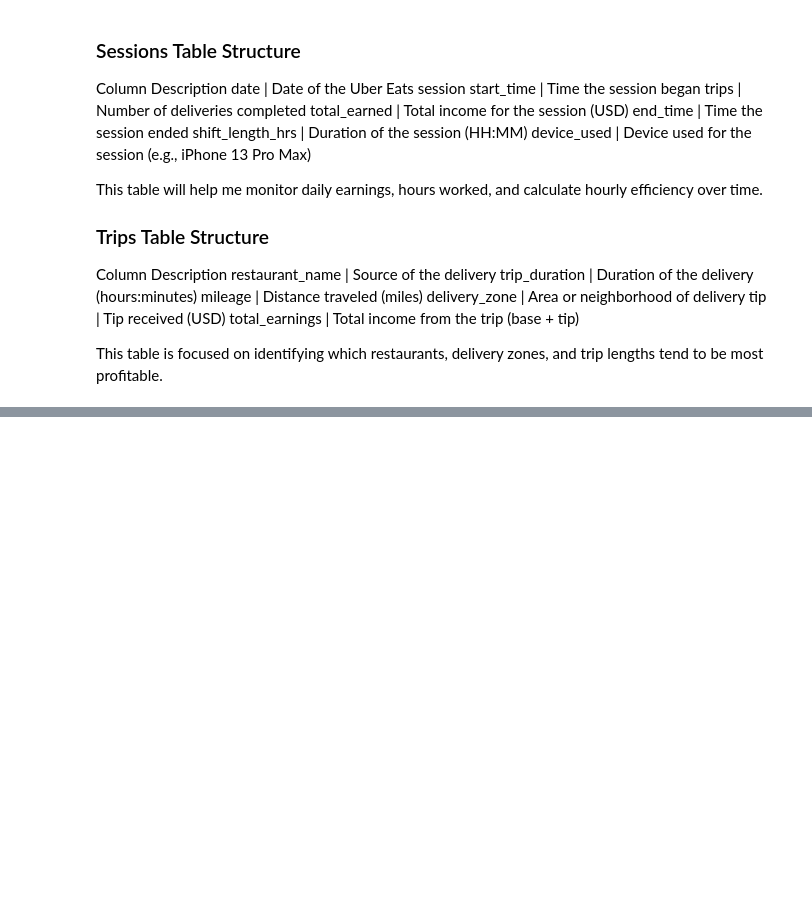
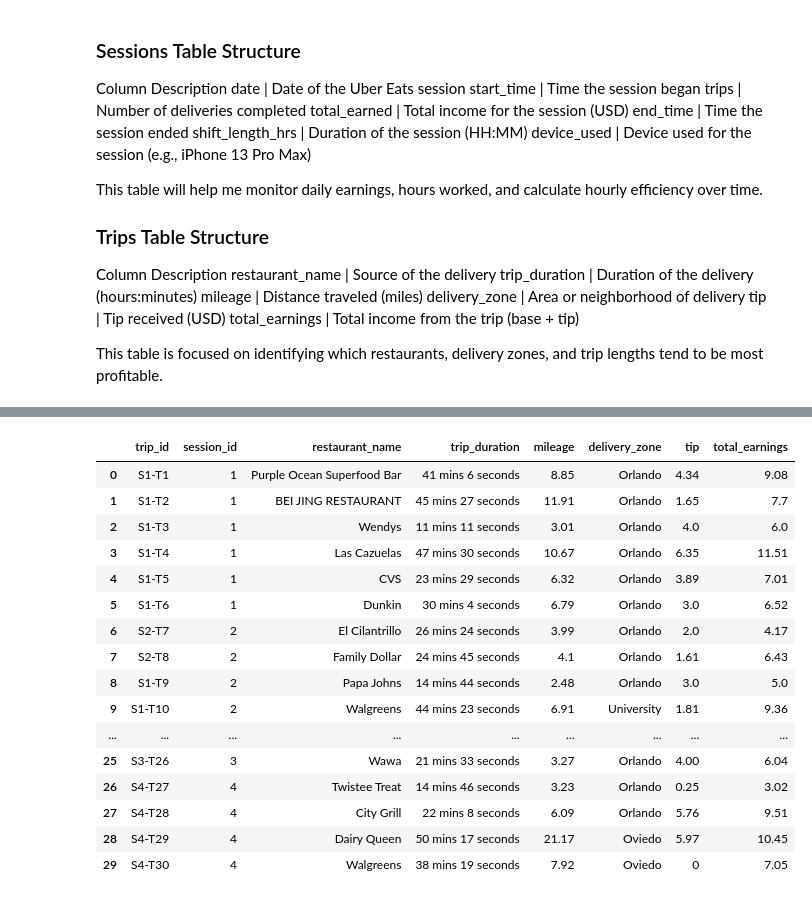
Before and after one commit to duartedasilva172/uber_eats_project, a Jupyter notebook: uber_eats_data.ipynb, the cells around one changed output, grey strips where cells are left out. Saved outputs shown, nothing was run; the diff lists cells and outputs as text; code cells hidden in the pictures; blank space fills up the shorter version.

```diff
--- a/uber_eats_data.ipynb
+++ b/uber_eats_data.ipynb
@@ -106,0 +163,7 @@ uber_trips_df = add_uber_trip(uber_trips_df, '' )
+# %%
+uber_trips_df.loc[28, 'delivery_zone'] = "Oviedo"
+uber_trips_df
+# %%
+# Erase last row to handle incorrect entries
+uber_trips_df = uber_trips_df[:-1]
+uber_trips_df = uber_trips_df.copy()
@@ -106,0 +173,26 @@ uber_trips_df = add_uber_trip(uber_trips_df, '' )
+# %%
+# Fix incorrect trip ids
+# Save backup copy in environment
+
+# Step 1: Make a copy to avoid losing data or changing the original
+
+trips_copy = uber_trips_df.copy()
+trips_copy
+# %% [output]
+|  | trip_id | session_id | restaurant_name | trip_duration | mileage | delivery_zone | tip | total_earnings |
+| 0 | S1-T1 | 1 | Purple Ocean Superfood Bar | 41 mins 6 seconds | 8.85 | Orlando | 4.34 | 9.08 |
+| 1 | S1-T2 | 1 | BEI JING RESTAURANT | 45 mins 27 seconds | 11.91 | Orlando | 1.65 | 7.7 |
+| 2 | S1-T3 | 1 | Wendys | 11 mins 11 seconds | 3.01 | Orlando | 4.0 | 6.0 |
+| 3 | S1-T4 | 1 | Las Cazuelas | 47 mins 30 seconds | 10.67 | Orlando | 6.35 | 11.51 |
+| 4 | S1-T5 | 1 | CVS | 23 mins 29 seconds | 6.32 | Orlando | 3.89 | 7.01 |
+| 5 | S1-T6 | 1 | Dunkin | 30 mins 4 seconds | 6.79 | Orlando | 3.0 | 6.52 |
+| 6 | S2-T7 | 2 | El Cilantrillo | 26 mins 24 seconds | 3.99 | Orlando | 2.0 | 4.17 |
+| 7 | S2-T8 | 2 | Family Dollar | 24 mins 45 seconds | 4.1 | Orlando | 1.61 | 6.43 |
+| 8 | S1-T9 | 2 | Papa Johns | 14 mins 44 seconds | 2.48 | Orlando | 3.0 | 5.0 |
+| 9 | S1-T10 | 2 | Walgreens | 44 mins 23 seconds | 6.91 | University | 1.81 | 9.36 |
+| ... | ... | ... | ... | ... | ... | ... | ... | ... |
+| 25 | S3-T26 | 3 | Wawa | 21 mins 33 seconds | 3.27 | Orlando | 4.00 | 6.04 |
+| 26 | S4-T27 | 4 | Twistee Treat | 14 mins 46 seconds | 3.23 | Orlando | 0.25 | 3.02 |
+| 27 | S4-T28 | 4 | City Grill | 22 mins 8 seconds | 6.09 | Orlando | 5.76 | 9.51 |
+| 28 | S4-T29 | 4 | Dairy Queen | 50 mins 17 seconds | 21.17 | Oviedo | 5.97 | 10.45 |
+| 29 | S4-T30 | 4 | Walgreens | 38 mins 19 seconds | 7.92 | Oviedo | 0 | 7.05 |
```
Also changed, not shown: parts of 18 cells of this notebook.
